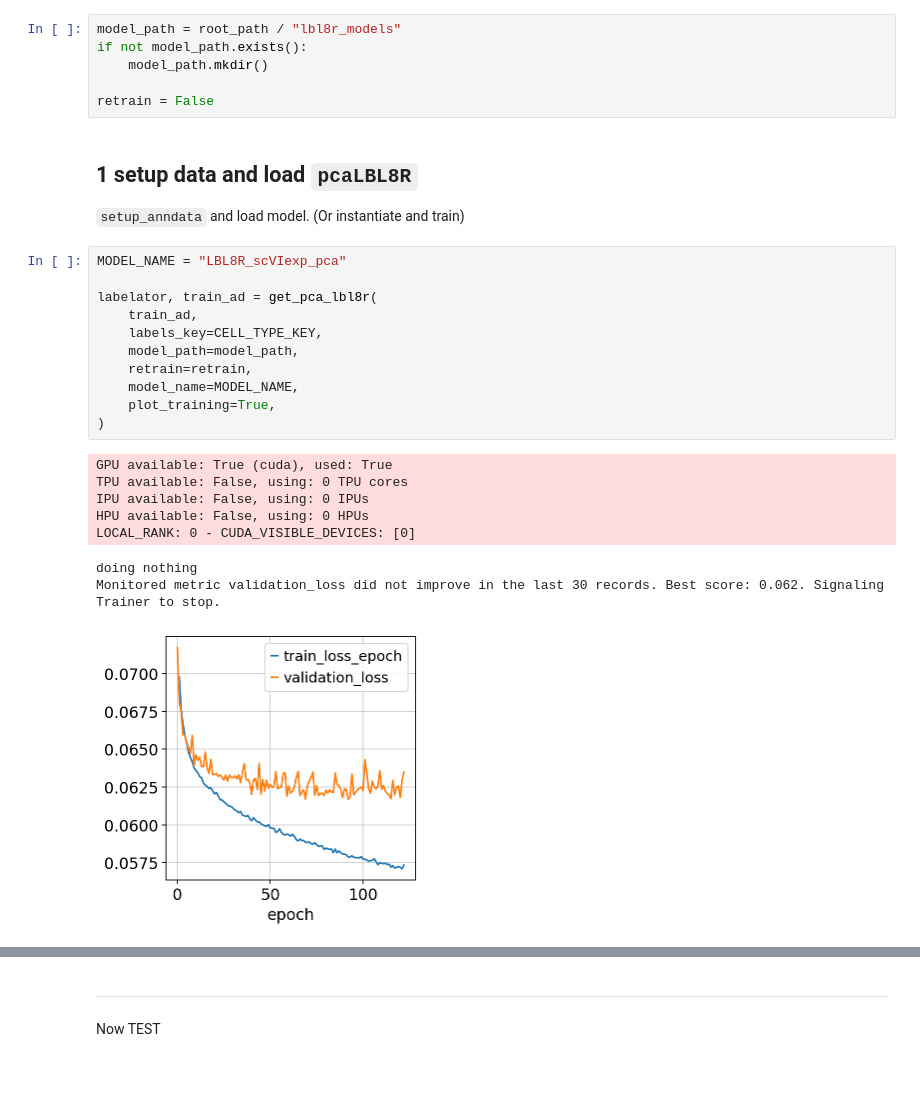
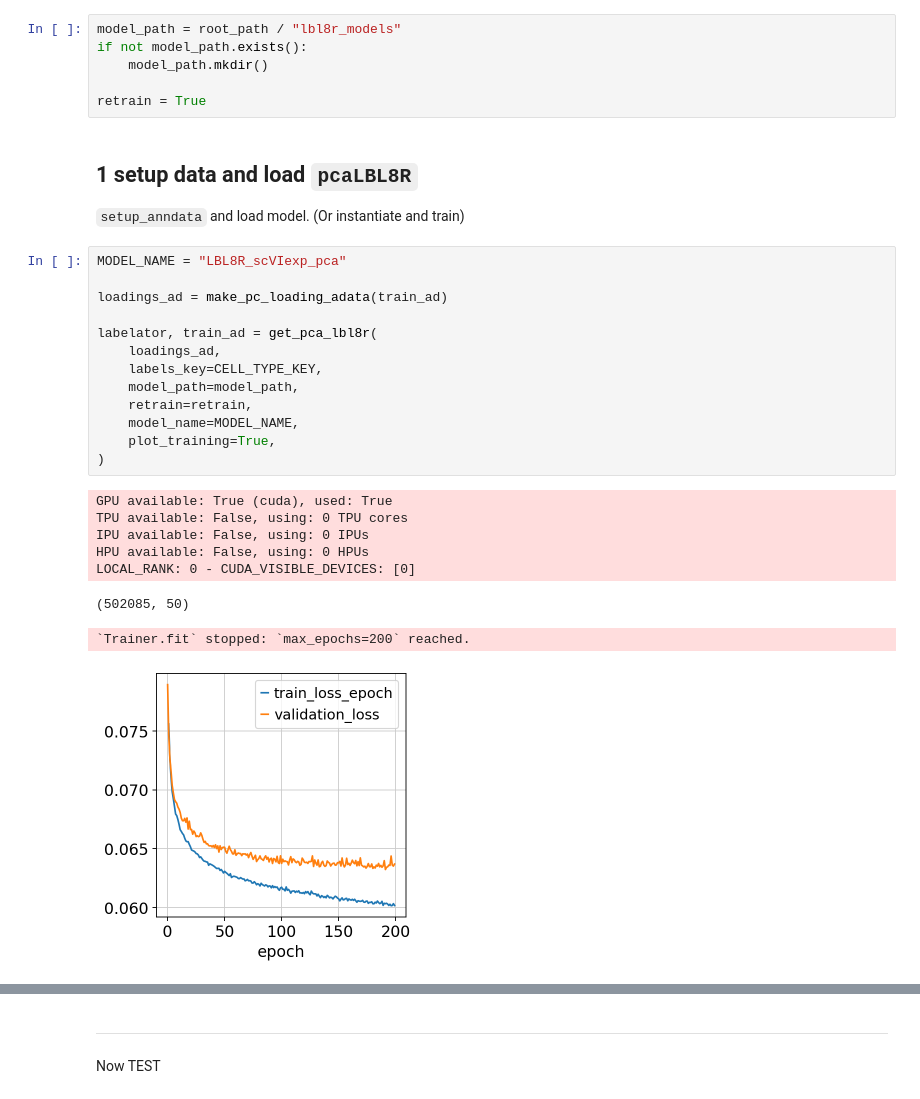
Before and after one commit to ergonyc/labelator, a Jupyter notebook: nbs/lbl8r_exp_pca.ipynb, the cells around one changed output, grey strips where cells are left out. Cells and saved outputs as stored; diff of their text form; blank space fills up the shorter version.

```diff
--- a/nbs/lbl8r_exp_pca.ipynb
+++ b/nbs/lbl8r_exp_pca.ipynb
@@ -254,7 +254,7 @@ model_path = root_path / "lbl8r_models"
 if not model_path.exists():
     model_path.mkdir()
 
-retrain = False
+retrain = True
 # %% [markdown]
 
 ## 1 setup data and load `pcaLBL8R`
@@ -263,22 +263,24 @@ retrain = False
 # %%
 MODEL_NAME = "LBL8R_scVIexp_pca"
 
+loadings_ad = make_pc_loading_adata(train_ad)
+
 labelator, train_ad = get_pca_lbl8r(
-    train_ad,
+    loadings_ad,
     labels_key=CELL_TYPE_KEY,
     model_path=model_path,
     retrain=retrain,
     model_name=MODEL_NAME,
     plot_training=True,
 )
 # %% [output]
 GPU available: True (cuda), used: True
 TPU available: False, using: 0 TPU cores
 IPU available: False, using: 0 IPUs
 HPU available: False, using: 0 HPUs
 LOCAL_RANK: 0 - CUDA_VISIBLE_DEVICES: [0]
-doing nothing
-Monitored metric validation_loss did not improve in the last 30 records. Best score: 0.062. Signaling Trainer to stop.
+(502085, 50)
+`Trainer.fit` stopped: `max_epochs=200` reached.
-[figure, old version]
+[figure, new version]
 # %%
 plot_predictions(
```
Also changed, not shown: parts of 8 cells of this notebook, 4 other files.
